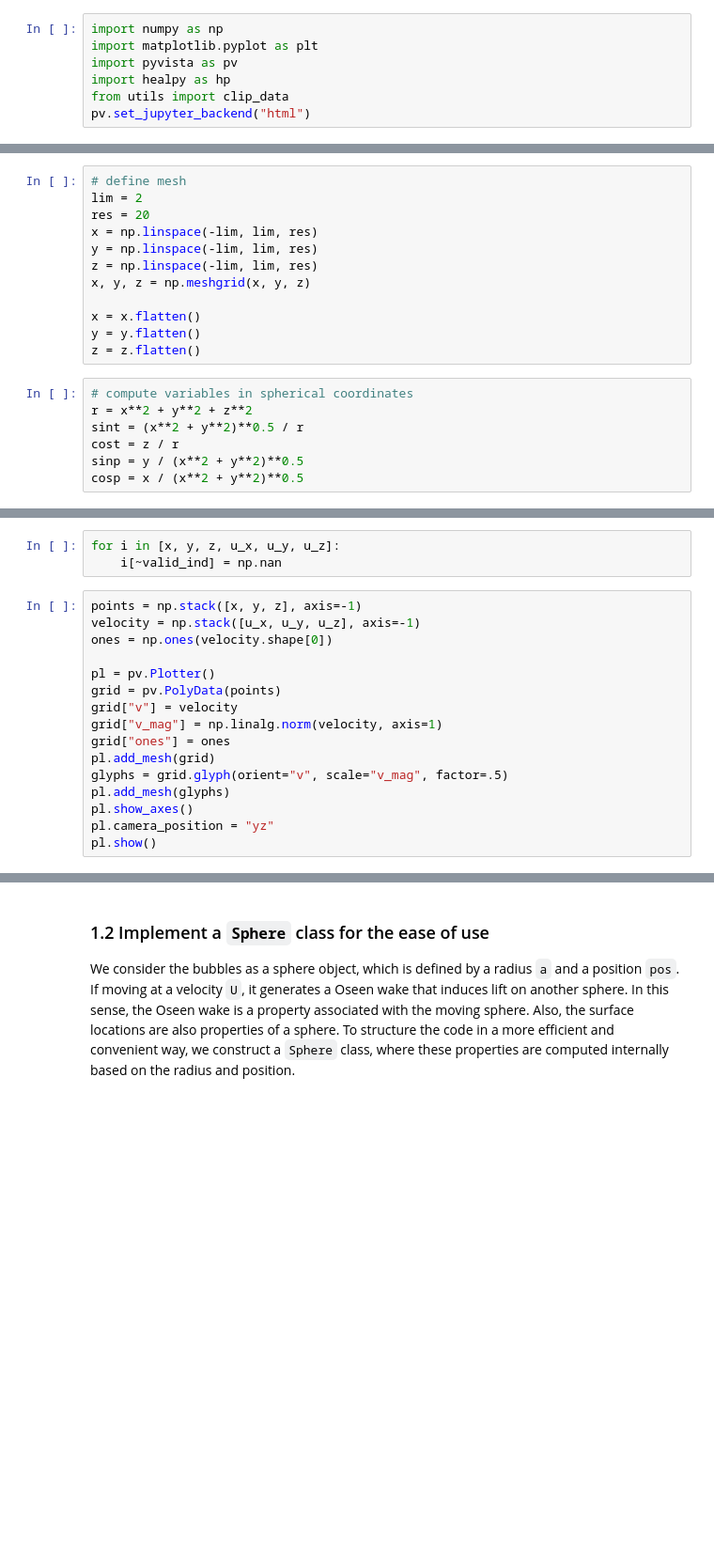
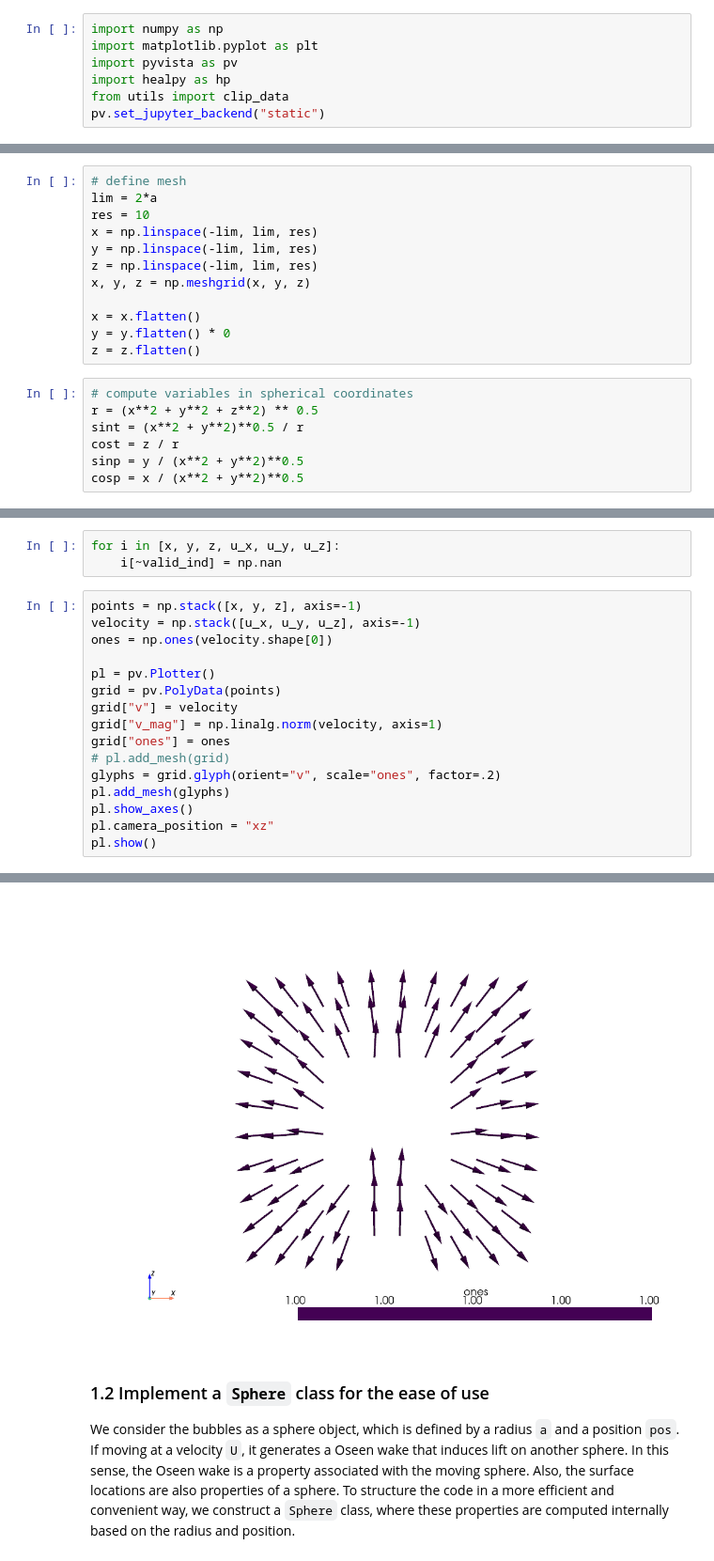
Before and after one commit to ZLoverty/bubble_bouncing, a Jupyter notebook: Oseen_wake.ipynb, the cells around one changed output, grey strips where cells are left out. Shown at 94% size. Drawn from its saved outputs; the diff is of its cells as text; blank space fills up the shorter version.

```diff
--- a/Oseen_wake.ipynb
+++ b/Oseen_wake.ipynb
@@ -60,7 +60,7 @@ import matplotlib.pyplot as plt
 import pyvista as pv
 import healpy as hp
 from utils import clip_data
-pv.set_jupyter_backend("html")
+pv.set_jupyter_backend("static")
 # %% [markdown]
 ## 1 Velocity field in Cartesian coordinates
 # %% [markdown]
@@ -74,19 +74,19 @@ a = .3
 Re = rho * a * U / mu
 # %%
 # define mesh
-lim = 2
-res = 20
+lim = 2*a
+res = 10
 x = np.linspace(-lim, lim, res)
 y = np.linspace(-lim, lim, res)
 z = np.linspace(-lim, lim, res)
 x, y, z = np.meshgrid(x, y, z)
 
 x = x.flatten()
-y = y.flatten()
+y = y.flatten() * 0
 z = z.flatten()
 # %%
 # compute variables in spherical coordinates
-r = x**2 + y**2 + z**2
+r = (x**2 + y**2 + z**2) ** 0.5
 sint = (x**2 + y**2)**0.5 / r
 cost = z / r
 sinp = y / (x**2 + y**2)**0.5
@@ -126,10 +126,10 @@ grid = pv.PolyData(points)
 grid["v"] = velocity
 grid["v_mag"] = np.linalg.norm(velocity, axis=1)
 grid["ones"] = ones
-pl.add_mesh(grid)
-glyphs = grid.glyph(orient="v", scale="v_mag", factor=.5)
+# pl.add_mesh(grid)
+glyphs = grid.glyph(orient="v", scale="ones", factor=.2)
 pl.add_mesh(glyphs)
 pl.show_axes()
-pl.camera_position = "yz"
+pl.camera_position = "xz"
 pl.show()
 # %% [output]
@@ -137,3 +136,4 @@ EmbeddableWidget(value='<iframe srcdoc="<!DOCTYPE html>\n<html>\n  <head>\n    <
+[figure, added]
 # %% [markdown]
 ### 1.2 Implement a `Sphere` class for the ease of use
 
```
Also changed, not shown: parts of 29 cells of this notebook, 8 other files.
